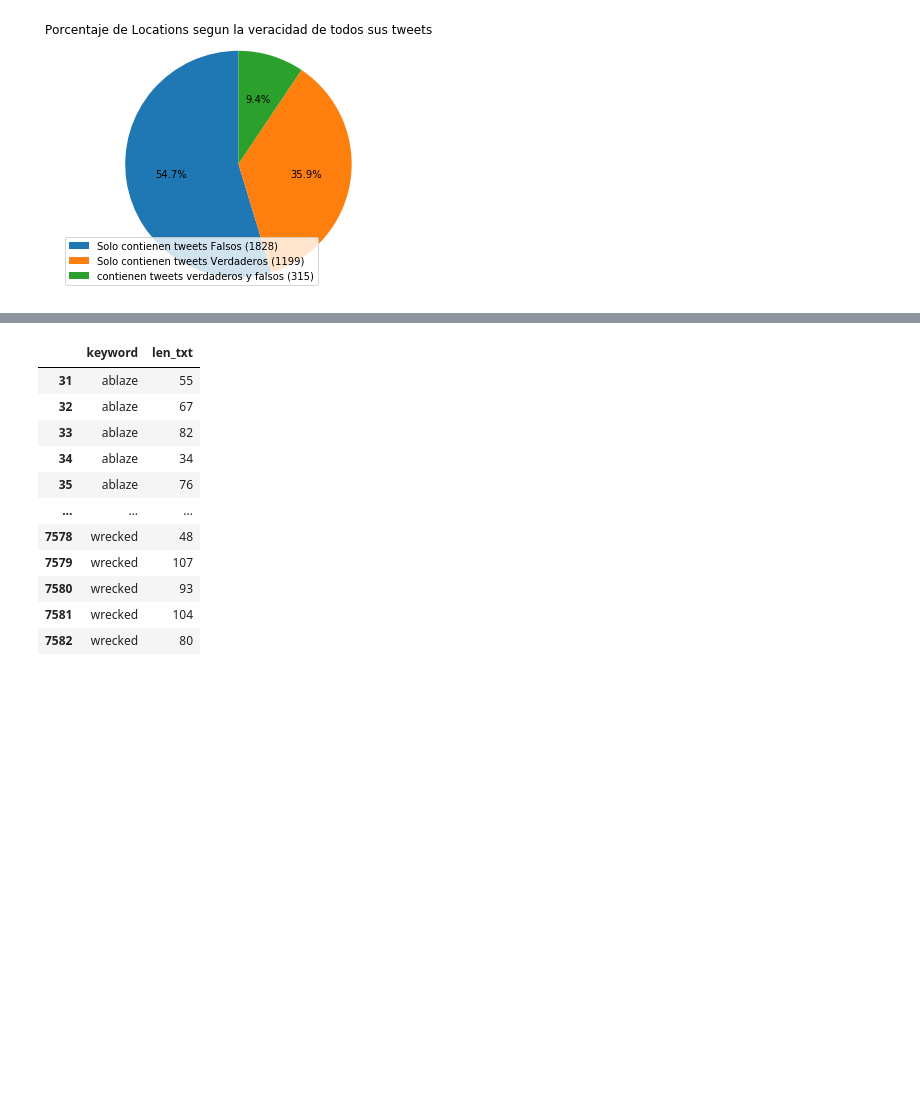
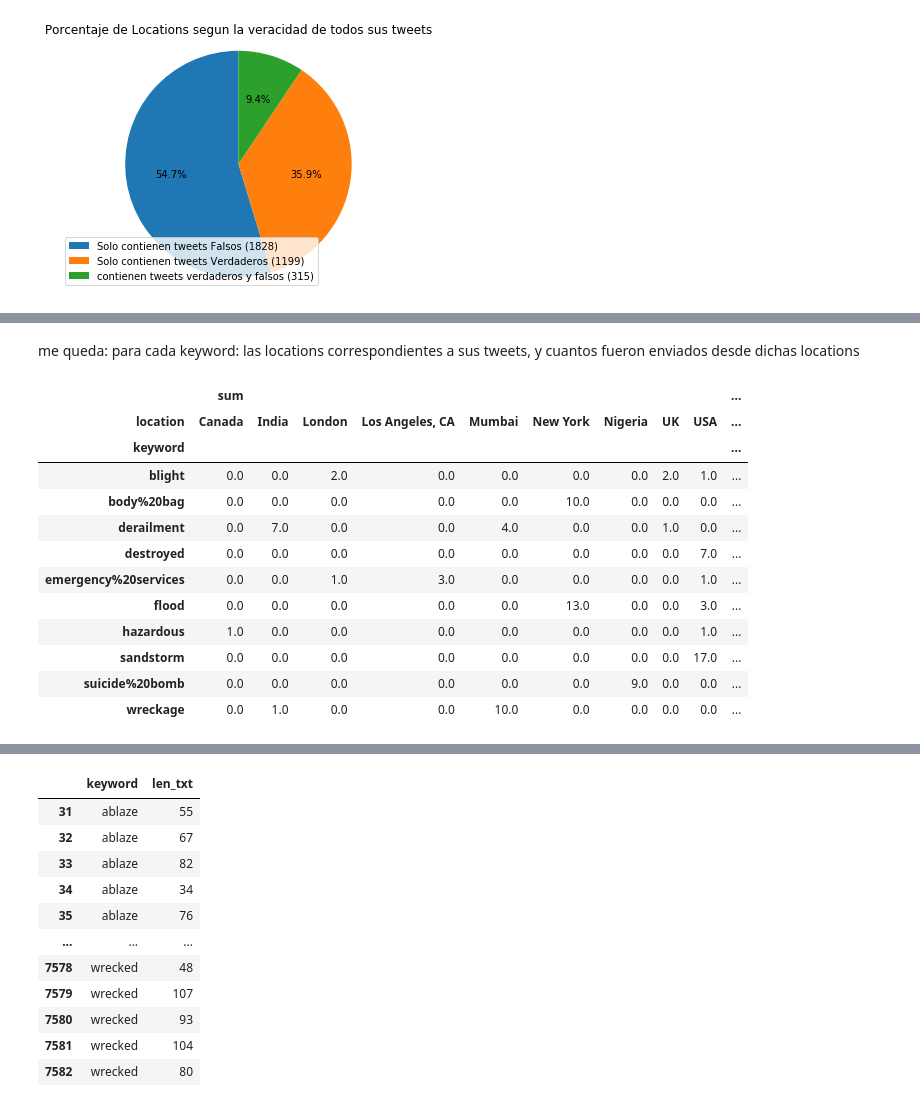
Before and after one commit to NicoGarofalo/TPDatos, a Jupyter notebook: TP1.ipynb, the cells around one changed output, grey strips where cells are left out. Drawn from its saved outputs; the diff is of its cells as text; code cells hidden in the pictures; blank space fills up the shorter version.

```diff
--- a/TP1.ipynb
+++ b/TP1.ipynb
@@ -442,0 +536,4 @@ plt.show()
+# %%
+#convierto las 10 keywords mas usadas a una lista
+most_used_keywords_list = most_used_keywords.index.values.tolist()
+most_used_keywords_list
@@ -442,0 +551,5 @@ plt.show()
+# %%
+#para el df que tiene los tweets de las 10 locations mas mencionadas, me quedo con los tweets que tienen como keyword, alguna del top 10
+most_used_loc_and_keys = df_tweets_for_most_used_location.loc[df_tweets_for_most_used_location['keyword']\
+                                                              .isin(most_used_keywords_list)]
+most_used_loc_and_keys
@@ -442,0 +570,7 @@ plt.show()
+# %%
+#solo me interesan las keywords y locations
+reduced_df = most_used_loc_and_keys[['keyword', 'location']]
+
+#agrego una nueva columna con 1, la idea es usarla como contador para los proximos pasos
+reduced_df['value'] = 1
+reduced_df
@@ -442,0 +620,24 @@ plt.show()
+# %% [markdown]
+me queda: para cada keyword: las locations correspondientes a sus tweets, y cuantos fueron enviados desde dichas locations
+# %%
+# hago operacion de pivot para luego poder graficar: las nuevas columnas van a ser las locations.
+pivot = keywords_per_locations.pivot_table(index='keyword', columns='location', values= 'value', aggfunc = np.sum)
+
+# Relleno los NaN con 0, ya que si el valor es NaN, es porque para esa keyword,
+# no hay ningun tweet que haya sido enviado desde la location correspondiente
+pivot = pivot.fillna(0)
+pivot
+# %% [output]
+|  | sum |  |  |  |  |  |  |  |  | ... |
+| location | Canada | India | London | Los Angeles, CA | Mumbai | New York | Nigeria | UK | USA | ... |
+| keyword |  |  |  |  |  |  |  |  |  | ... |
+| blight | 0.0 | 0.0 | 2.0 | 0.0 | 0.0 | 0.0 | 0.0 | 2.0 | 1.0 | ... |
+| body%20bag | 0.0 | 0.0 | 0.0 | 0.0 | 0.0 | 10.0 | 0.0 | 0.0 | 0.0 | ... |
+| derailment | 0.0 | 7.0 | 0.0 | 0.0 | 4.0 | 0.0 | 0.0 | 1.0 | 0.0 | ... |
+| destroyed | 0.0 | 0.0 | 0.0 | 0.0 | 0.0 | 0.0 | 0.0 | 0.0 | 7.0 | ... |
+| emergency%20services | 0.0 | 0.0 | 1.0 | 3.0 | 0.0 | 0.0 | 0.0 | 0.0 | 1.0 | ... |
+| flood | 0.0 | 0.0 | 0.0 | 0.0 | 0.0 | 13.0 | 0.0 | 0.0 | 3.0 | ... |
+| hazardous | 1.0 | 0.0 | 0.0 | 0.0 | 0.0 | 0.0 | 0.0 | 0.0 | 1.0 | ... |
+| sandstorm | 0.0 | 0.0 | 0.0 | 0.0 | 0.0 | 0.0 | 0.0 | 0.0 | 17.0 | ... |
+| suicide%20bomb | 0.0 | 0.0 | 0.0 | 0.0 | 0.0 | 0.0 | 9.0 | 0.0 | 0.0 | ... |
+| wreckage | 0.0 | 1.0 | 0.0 | 0.0 | 10.0 | 0.0 | 0.0 | 0.0 | 0.0 | ... |
```
Also changed, not shown: parts of 33 cells of this notebook.
